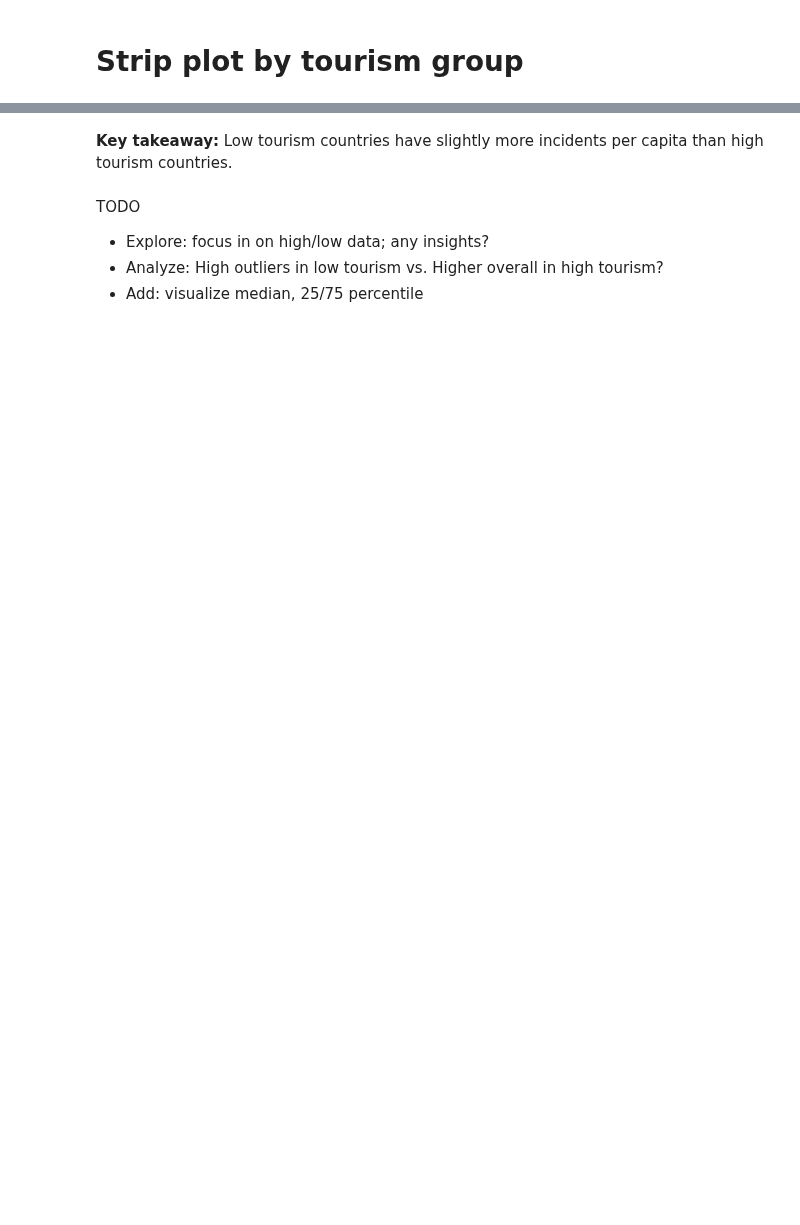
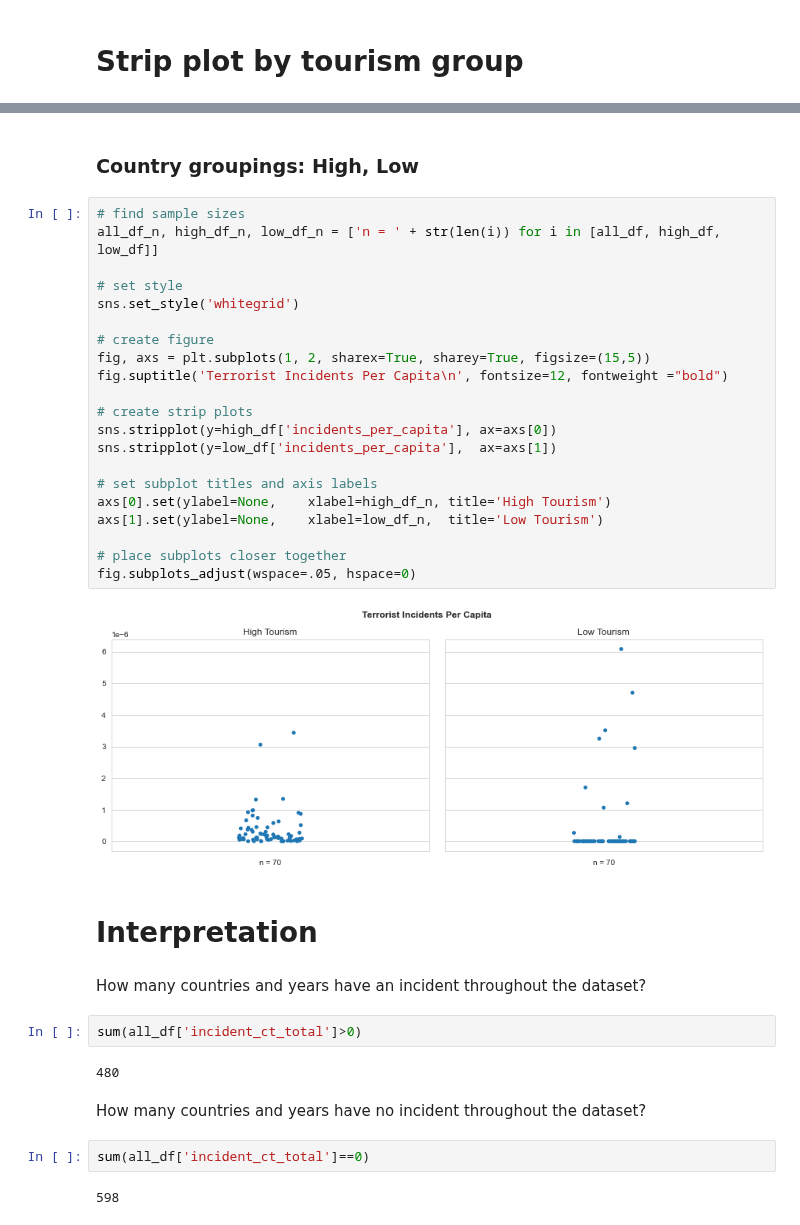
Before and after one commit to brooke-l-hawkins/milestone-i-project, a Jupyter notebook: code/visualize-distribution-incident-per-capita.ipynb, the cells around one changed output, grey strips where cells are left out. Drawn from its saved outputs; the diff is of its cells as text; blank space fills up the shorter version.

Commit message:
add interpretation to incidents per capita

```diff
--- a/code/visualize-distribution-incident-per-capita.ipynb
+++ b/code/visualize-distribution-incident-per-capita.ipynb
@@ -114,7 +86,39 @@ fig.subplots_adjust(wspace=.05, hspace=0)
-# %% [markdown]
-**Key takeaway:** Low tourism countries have slightly more incidents per capita than high tourism countries.
-# %% [markdown]
-TODO
-* Explore: focus in on high/low data; any insights?
-* Analyze: High outliers in low tourism vs. Higher overall in high tourism?
-* Add: visualize median, 25/75 percentile
+# %% [markdown]
+### Country groupings: High, Low
+# %%
+# find sample sizes
+all_df_n, high_df_n, low_df_n = ['n = ' + str(len(i)) for i in [all_df, high_df, low_df]]
+
+# set style
+sns.set_style('whitegrid')
+
+# create figure
+fig, axs = plt.subplots(1, 2, sharex=True, sharey=True, figsize=(15,5))
+fig.suptitle('Terrorist Incidents Per Capita\n', fontsize=12, fontweight ="bold")
+
+# create strip plots
+sns.stripplot(y=high_df['incidents_per_capita'], ax=axs[0])
+sns.stripplot(y=low_df['incidents_per_capita'],  ax=axs[1])
+
+# set subplot titles and axis labels
+axs[0].set(ylabel=None,    xlabel=high_df_n, title='High Tourism')
+axs[1].set(ylabel=None,    xlabel=low_df_n,  title='Low Tourism')
+
+# place subplots closer together
+fig.subplots_adjust(wspace=.05, hspace=0)
+# %% [output]
+[figure, added]
+# %% [markdown]
+# Interpretation
+# %% [markdown]
+How many countries and years have an incident throughout the dataset?
+# %%
+sum(all_df['incident_ct_total']>0)
+# %% [output]
+480
+# %% [markdown]
+How many countries and years have no incident throughout the dataset?
+# %%
+sum(all_df['incident_ct_total']==0)
+# %% [output]
+598
```
Also changed, not shown: parts of 18 cells of this notebook.
